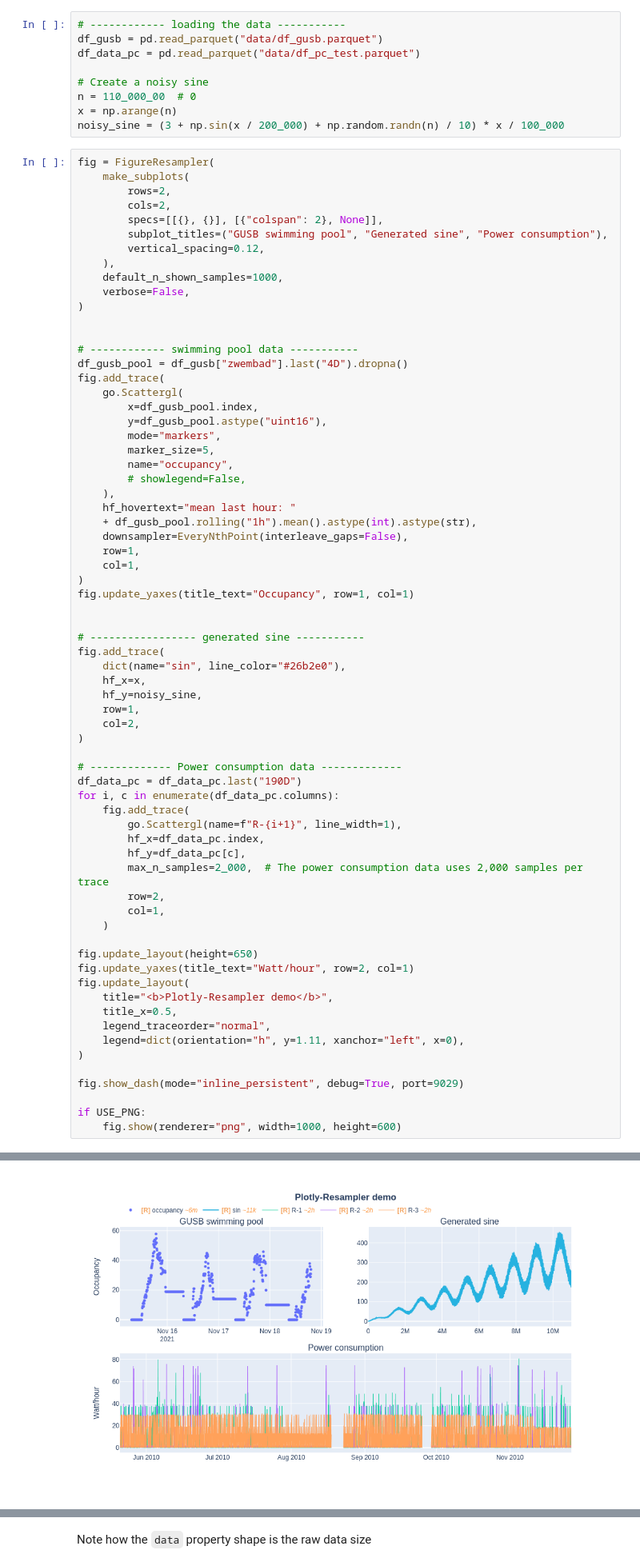
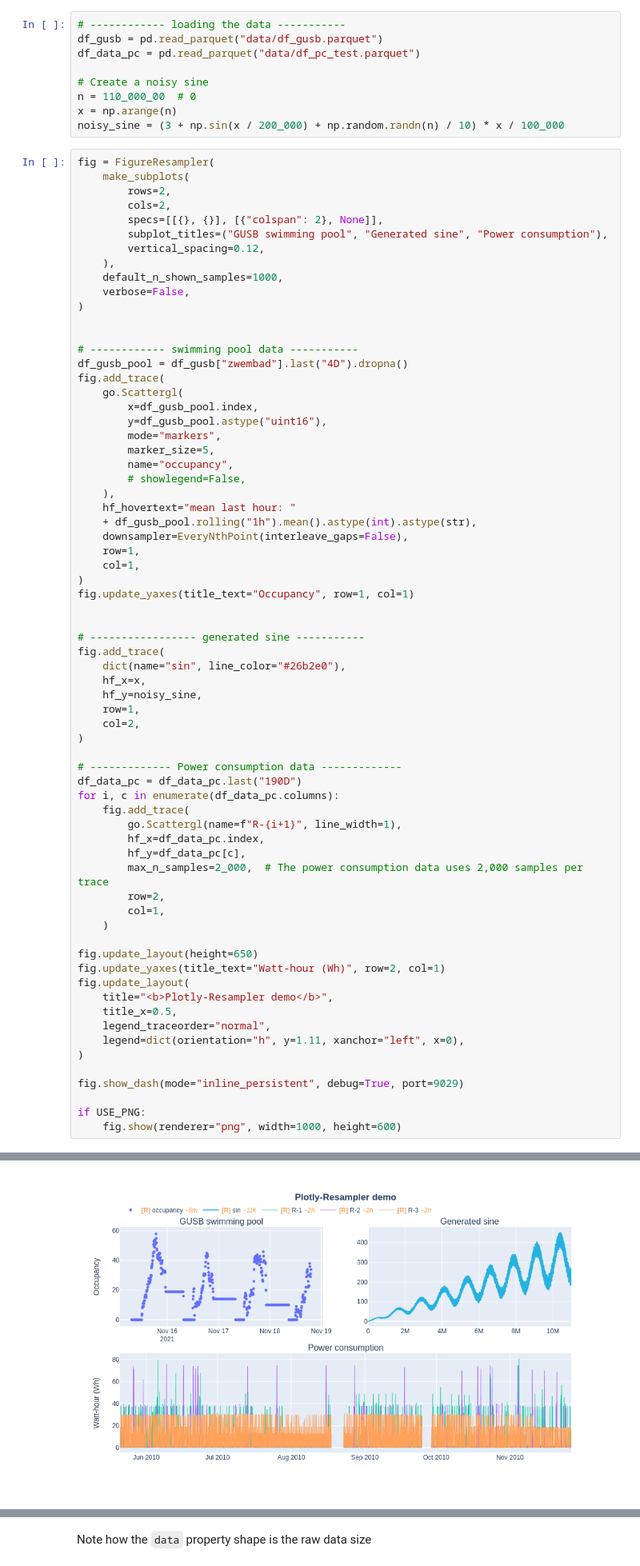
Before and after one commit to predict-idlab/plotly-resampler, a Jupyter notebook: examples/basic_example.ipynb, the cells around one changed output, grey strips where cells are left out. Shown at 80% size. Drawn from its saved outputs; the diff is of its cells as text.

Commit message:
:mag: Watt/hour -> Watt-hour

```diff
--- a/examples/basic_example.ipynb
+++ b/examples/basic_example.ipynb
@@ -424,35 +424,35 @@ fig.add_trace(
     row=1,
     col=2,
 )
 
 # ------------- Power consumption data -------------
 df_data_pc = df_data_pc.last("190D")
 for i, c in enumerate(df_data_pc.columns):
     fig.add_trace(
         go.Scattergl(name=f"R-{i+1}", line_width=1),
         hf_x=df_data_pc.index,
         hf_y=df_data_pc[c],
         max_n_samples=2_000,  # The power consumption data uses 2,000 samples per trace
         row=2,
         col=1,
     )
 
 fig.update_layout(height=650)
-fig.update_yaxes(title_text="Watt/hour", row=2, col=1)
+fig.update_yaxes(title_text="Watt-hour (Wh)", row=2, col=1)
 fig.update_layout(
     title="<b>Plotly-Resampler demo</b>",
     title_x=0.5,
     legend_traceorder="normal",
     legend=dict(orientation="h", y=1.11, xanchor="left", x=0),
 )
 
 fig.show_dash(mode="inline_persistent", debug=True, port=9029)
 
 if USE_PNG:
     fig.show(renderer="png", width=1000, height=600)
 # %% [output]
 [interactive output not drawn]
-[figure, old version]
+[figure, new version]
 # %% [markdown]
 ## Converting a `go.Figure`, with its traces, into a `FigureResampler`
 # %% [markdown]
```
Also changed, not shown: parts of 9 cells of this notebook.
